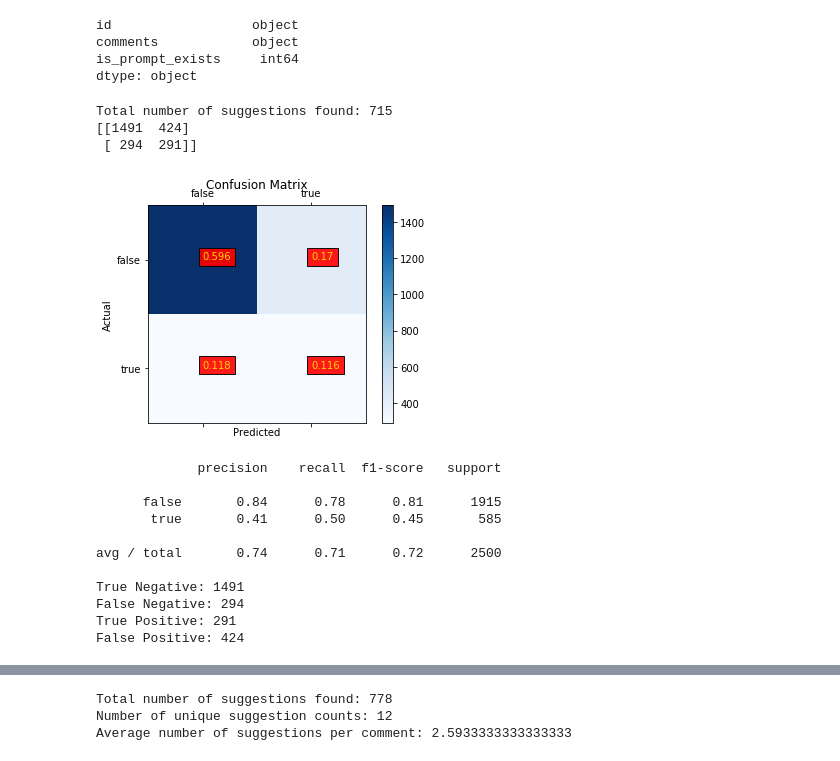
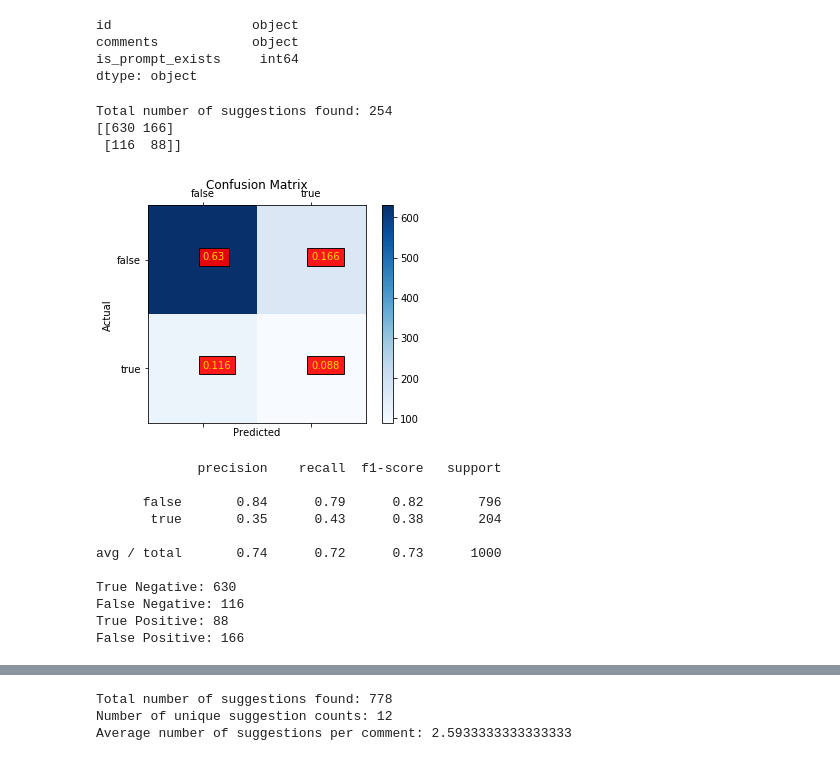
Before and after one commit to Alvores/NaturalLanguageProcessing, a Jupyter notebook: NLP_Rule_Classifier.ipynb, the cells around one changed output, grey strips where cells are left out. Drawn from its saved outputs; the diff is of its cells as text; code cells hidden in the pictures.

Commit message:
Tweaked comments

```diff
--- a/NLP_Rule_Classifier.ipynb
+++ b/NLP_Rule_Classifier.ipynb
@@ -91,12 +91,12 @@ for (id, comment) in cursor:
         break
 # %%
 ######### Read in the dataset to use for classifier
-# df = pd.read_csv("suggestions_data.csv", engine = 'python', na_values = ['no info', '.', ' ', 'NaN'])
-# df.fillna(3, inplace=True)
+df = pd.read_csv("suggestions_data.csv", engine = 'python', na_values = ['no info', '.', ' ', 'NaN'])
+df.fillna(3, inplace=True)
 # df = pd.read_csv("suggestions_data_tweets.csv", engine = 'python');
 # df.fillna(-1, inplace=True)
-df = pd.read_csv("suggestions_trialA.csv", engine = 'python');
-df.fillna(0, inplace=True)
+# df = pd.read_csv("suggestions_trialA.csv", engine = 'python');
+# df.fillna(0, inplace=True)
 
 print(df.dtypes)
 # %% [output]
@@ -118,15 +118,15 @@ count = 0
 numComments = 0
 suggestions_per_comment = []
 end = len(df)
-# end = 1000 # More managable for quick tests
+end = 1000 # More managable for quick tests
 labels = []
 predictions = []
 for loop in range(end):
     comment = df['comments'][loop]
     prompt = df['is_prompt_exists'][loop]
     #### Uncomment below condition only when using suggestions_data.csv ####
-#     if isinstance(comment, str) == False or (prompt != '1' and prompt != '-1'):
-#         continue
+    if isinstance(comment, str) == False or (prompt != '1' and prompt != '-1'):
+        continue
     ####
     wordTok = nltk.word_tokenize(comment)
     words = nltk.pos_tag(wordTok)
@@ -189,48 +189,48 @@ for loop in range(end):
 print("Total number of suggestions found:", sum(suggestions_per_comment))
 # print("Ls:", labels)
 # print("Ps:", predictions)
 ls = ['false', 'true']
 cm = confusion_matrix(labels, predictions)
 print(cm)
 fig = plt.figure()
 ax = fig.add_subplot(111)
 cax = ax.matshow(cm, cmap=plt.cm.Blues) # Bar coloring
 plt.title('Confusion Matrix')
 fig.colorbar(cax)
 ax.set_xticklabels([''] + ls)
 ax.set_yticklabels([''] + ls)
 plt.xlabel('Predicted')
 plt.ylabel('Actual')
 plt.text(s = round(cm[0][0]/end, 3), x = 0, y = 0, color = "gold",
          bbox=dict(facecolor='red', alpha=0.9))
 plt.text(s = round(cm[1][1]/end, 3), x = 1, y = 1, color = "gold",
          bbox=dict(facecolor='red', alpha=0.9))
 plt.text(s = round(cm[1][0]/end, 3), x = 0, y = 1, color = "gold",
          bbox=dict(facecolor='red', alpha=0.9))
 plt.text(s = round(cm[0][1]/end, 3), x = 1, y = 0, color = "gold",
          bbox=dict(facecolor='red', alpha=0.9))
 plt.show()
 print(classification_report(labels, predictions, target_names = ls))
 print("True Negative:", cm[0][0])
 print("False Negative:", cm[1][0])
 print("True Positive:", cm[1][1])
 print("False Positive:", cm[0][1])
 # %% [output]
-Total number of suggestions found: 715
-[[1491  424]
- [ 294  291]]
+Total number of suggestions found: 254
+[[630 166]
+ [116  88]]
-[figure, old version]
+[figure, new version]
              precision    recall  f1-score   support
 
-      false       0.84      0.78      0.81      1915
-       true       0.41      0.50      0.45       585
+      false       0.84      0.79      0.82       796
+       true       0.35      0.43      0.38       204
 
-avg / total       0.74      0.71      0.72      2500
+avg / total       0.74      0.72      0.73      1000
 
-True Negative: 1491
-False Negative: 294
-True Positive: 291
-False Positive: 424
+True Negative: 630
+False Negative: 116
+True Positive: 88
+False Positive: 166
 # %% [markdown]
 # [F-Score Metrics](https://en.wikipedia.org/wiki/F1_score)
 
```
Also changed, not shown: parts of 1 cell of this notebook.
